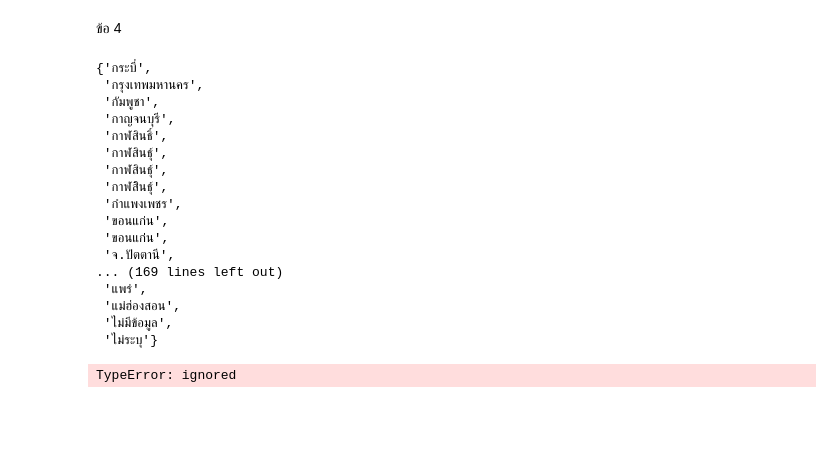
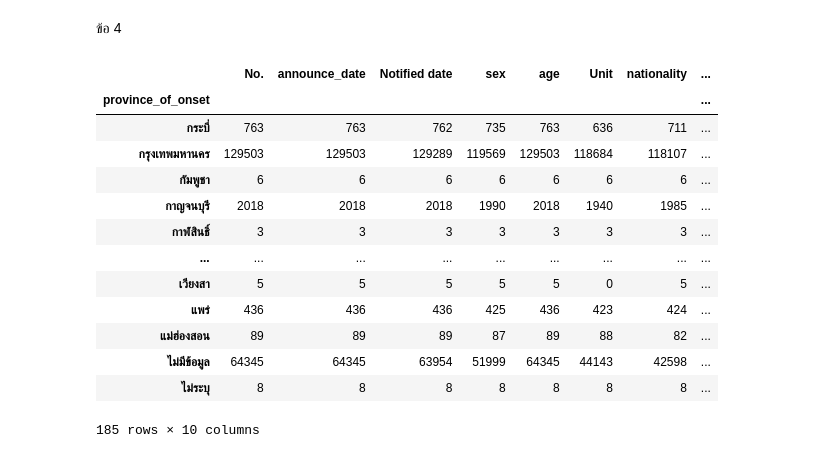
Before and after one commit to SupidchayaTangkidwanich/DWDM21, a Jupyter notebook: Data_Preprocessing(Chapter_3).ipynb, the cells around one changed output. Drawn from its saved outputs; the diff is of its cells as text; code cells hidden in the pictures; blank space fills up the shorter version.

```diff
--- a/Data_Preprocessing(Chapter_3).ipynb
+++ b/Data_Preprocessing(Chapter_3).ipynb
@@ -1632,28 +1632,20 @@ risk_cut
 # %% [markdown]
 ข้อ 4
-# %%
-all_cities = set(data_cases2['province_of_onset'])
-all_cities
-# %% [output]
-{'กระบี่',
- 'กรุงเทพมหานคร',
- 'กัมพูชา',
- 'กาญจนบุรี',
- 'กาฬสินธิ์',
- 'กาฬสินธุ์',
- 'กาฬสินธ์ุ',
- 'กาฬสิินธุ์',
- 'กำแพงเพชร',
- 'ขอนแก่น',
- 'ขอนแก่่น',
- 'จ.ปัตตานี',
-... (169 lines left out)
- 'แพร่',
- 'แม่ฮ่องสอน',
- 'ไม่มีข้อมูล',
- 'ไม่ระบุ'}
 # %%
-data_cases2_nomissingage_nooutlier.groupby(all_cities).count()
+data_cases2_nomissingage_nooutlier.groupby('province_of_onset').count()
 # %% [output]
+|  | No. | announce_date | Notified date | sex | age | Unit | nationality | ... |
+| province_of_onset |  |  |  |  |  |  |  | ... |
+| กระบี่ | 763 | 763 | 762 | 735 | 763 | 636 | 711 | ... |
+| กรุงเทพมหานคร | 129503 | 129503 | 129289 | 119569 | 129503 | 118684 | 118107 | ... |
+| กัมพูชา | 6 | 6 | 6 | 6 | 6 | 6 | 6 | ... |
+| กาญจนบุรี | 2018 | 2018 | 2018 | 1990 | 2018 | 1940 | 1985 | ... |
+| กาฬสินธิ์ | 3 | 3 | 3 | 3 | 3 | 3 | 3 | ... |
+| ... | ... | ... | ... | ... | ... | ... | ... | ... |
+| เวียงสา | 5 | 5 | 5 | 5 | 5 | 0 | 5 | ... |
+| แพร่ | 436 | 436 | 436 | 425 | 436 | 423 | 424 | ... |
+| แม่ฮ่องสอน | 89 | 89 | 89 | 87 | 89 | 88 | 82 | ... |
+| ไม่มีข้อมูล | 64345 | 64345 | 63954 | 51999 | 64345 | 44143 | 42598 | ... |
+| ไม่ระบุ | 8 | 8 | 8 | 8 | 8 | 8 | 8 | ... |
-TypeError: ignored
+185 rows × 10 columns
 # %%
```
Also changed, not shown: parts of 13 cells of this notebook.
